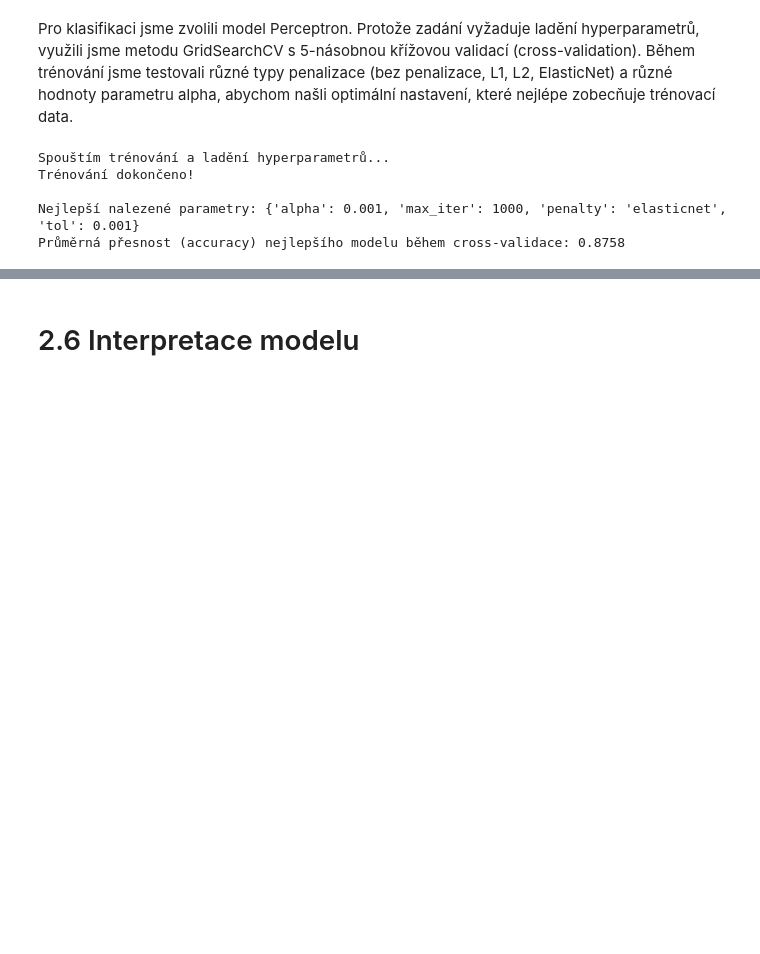
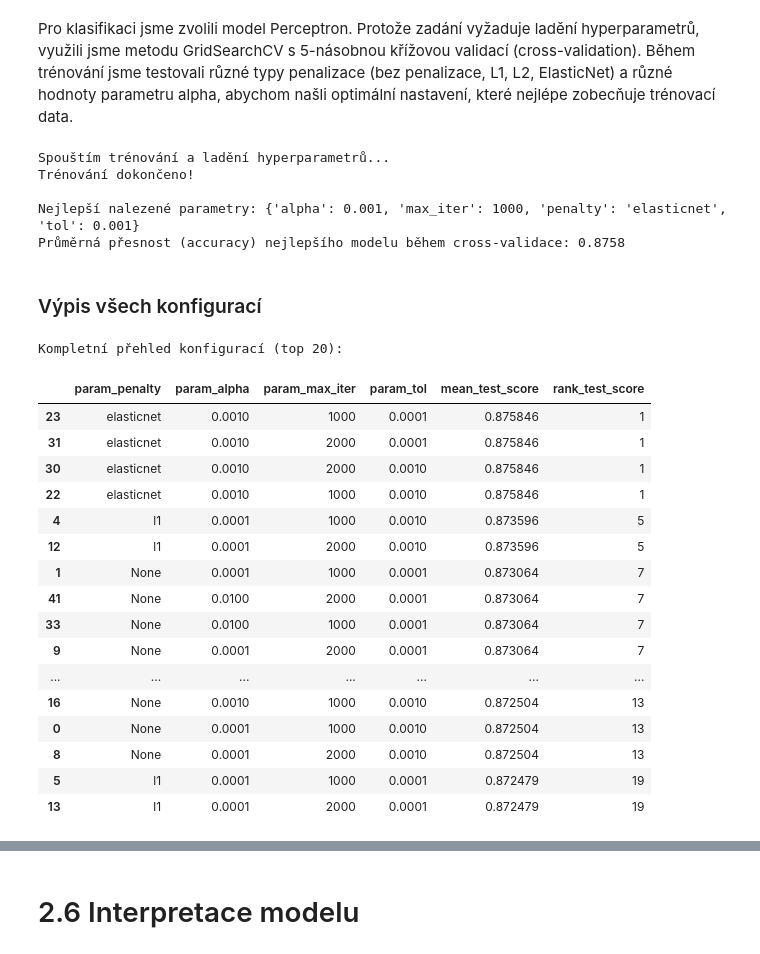
Before and after one commit to DanielKostura/Fetal-health, a Jupyter notebook: perceptron_model.ipynb, the cells around one changed output, grey strips where cells are left out. Cells and saved outputs as stored; diff of their text form; code cells hidden in the pictures; blank space fills up the shorter version.

```diff
--- a/perceptron_model.ipynb
+++ b/perceptron_model.ipynb
@@ -121,3 +121,41 @@ Trénování dokončeno!
 
 Nejlepší nalezené parametry: {'alpha': 0.001, 'max_iter': 1000, 'penalty': 'elasticnet', 'tol': 0.001}
 Průměrná přesnost (accuracy) nejlepšího modelu během cross-validace: 0.8758
+# %% [markdown]
+### Výpis všech konfigurací
+# %%
+import pandas as pd
+
+# Extrakce výsledků z GridSearchCV do DataFrame
+results_df = pd.DataFrame(grid_search.cv_results_)
+
+# Vybereme sloupce s parametry a výsledným skóre
+columns_to_show = ['param_penalty', 'param_alpha', 'param_max_iter', 'param_tol', 'mean_test_score', 'rank_test_score']
+
+# Vytvoříme přehlednou tabulku seřazenou podle nejlepšího výsledku
+summary_df = results_df[columns_to_show].sort_values(by='rank_test_score')
+
+# Převedeme chybějící hodnoty (None) u penalizace na text, aby se to lépe zobrazovalo
+summary_df['param_penalty'] = summary_df['param_penalty'].astype(str)
+
+print("Kompletní přehled konfigurací (top 20):")
+display(summary_df.head(20))
+# %% [output]
+Kompletní přehled konfigurací (top 20):
+|  | param_penalty | param_alpha | param_max_iter | param_tol | mean_test_score | rank_test_score |
+| 23 | elasticnet | 0.0010 | 1000 | 0.0001 | 0.875846 | 1 |
+| 31 | elasticnet | 0.0010 | 2000 | 0.0001 | 0.875846 | 1 |
+| 30 | elasticnet | 0.0010 | 2000 | 0.0010 | 0.875846 | 1 |
+| 22 | elasticnet | 0.0010 | 1000 | 0.0010 | 0.875846 | 1 |
+| 4 | l1 | 0.0001 | 1000 | 0.0010 | 0.873596 | 5 |
+| 12 | l1 | 0.0001 | 2000 | 0.0010 | 0.873596 | 5 |
+| 1 | None | 0.0001 | 1000 | 0.0001 | 0.873064 | 7 |
+| 41 | None | 0.0100 | 2000 | 0.0001 | 0.873064 | 7 |
+| 33 | None | 0.0100 | 1000 | 0.0001 | 0.873064 | 7 |
+| 9 | None | 0.0001 | 2000 | 0.0001 | 0.873064 | 7 |
+| ... | ... | ... | ... | ... | ... | ... |
+| 16 | None | 0.0010 | 1000 | 0.0010 | 0.872504 | 13 |
+| 0 | None | 0.0001 | 1000 | 0.0010 | 0.872504 | 13 |
+| 8 | None | 0.0001 | 2000 | 0.0010 | 0.872504 | 13 |
+| 5 | l1 | 0.0001 | 1000 | 0.0001 | 0.872479 | 19 |
+| 13 | l1 | 0.0001 | 2000 | 0.0001 | 0.872479 | 19 |
```
Also changed, not shown: parts of 2 cells of this notebook.
